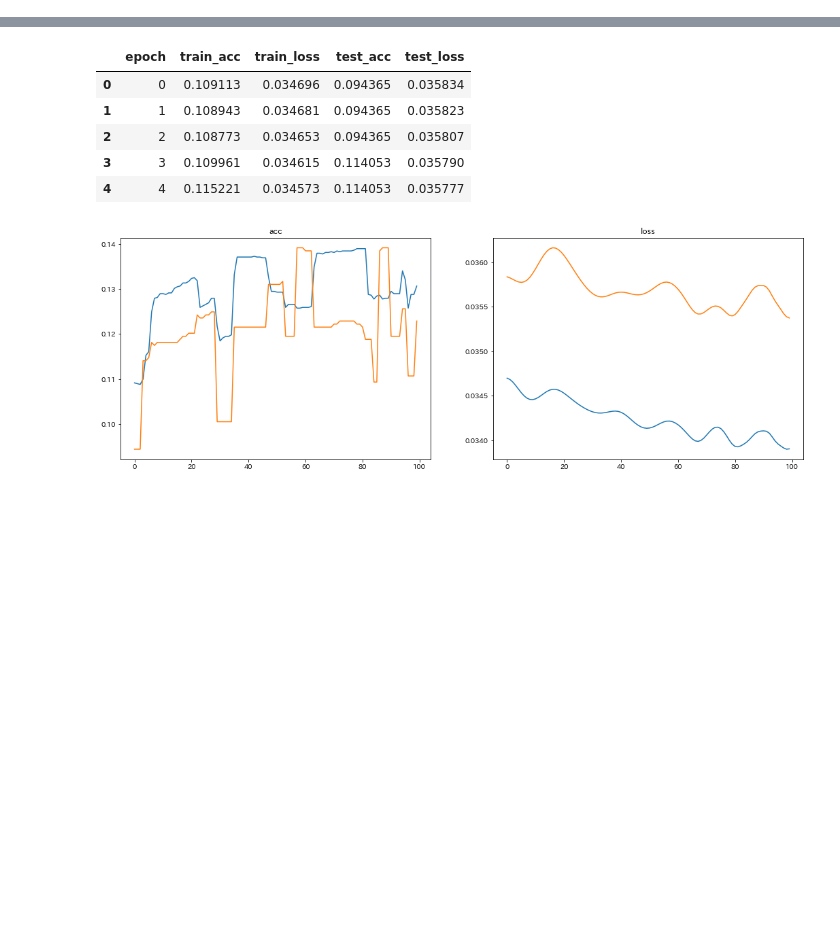
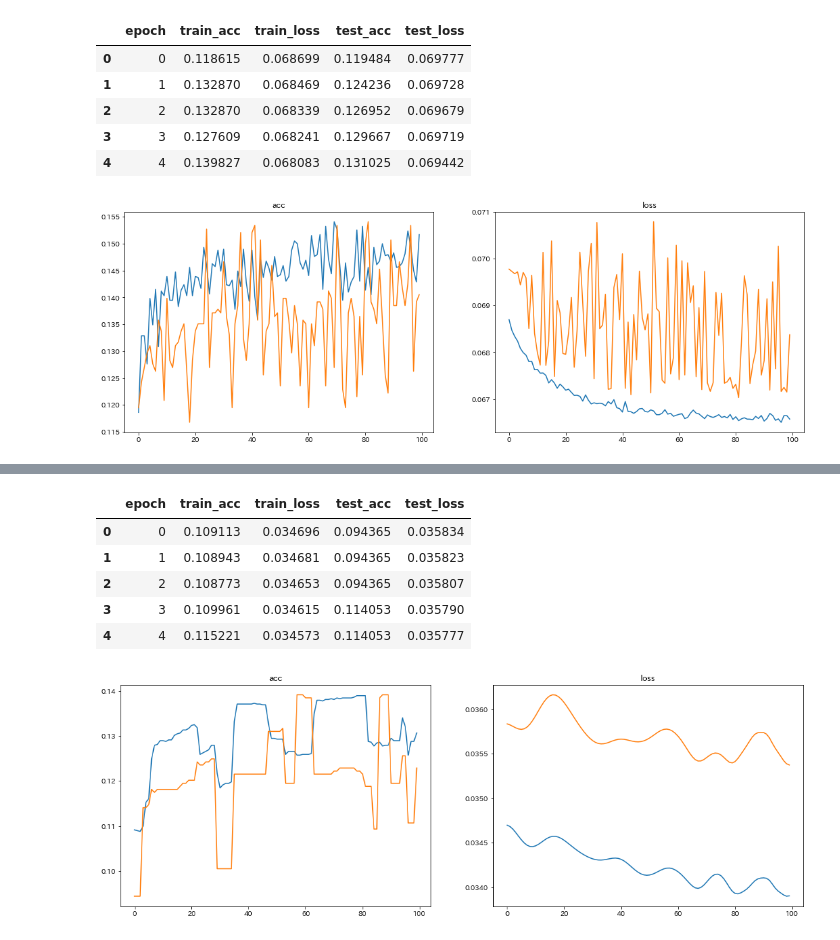
Before and after one commit to miorgash/livedoor, a Jupyter notebook: notebook/adhoc/eval.ipynb, the cells around one changed output, grey strips where cells are left out. Saved outputs shown, nothing was run; the diff lists cells and outputs as text; code cells hidden in the pictures; blank space fills up the shorter version.

```diff
--- a/notebook/adhoc/eval.ipynb
+++ b/notebook/adhoc/eval.ipynb
@@ -40,0 +30,25 @@ plt.show()
+# %%
+df = pd.read_csv('../../log/emb=random&edim=300&model=lstm&hdim=100&batchsize=032&optim=sgd&lr=0.10000&mo=0.9&epochs= 100&shuffle=True.csv')
+display(df.head())
+fig = plt.figure(figsize=(18, 6))
+
+# accuracy
+ax1 = fig.add_subplot(1, 2, 1)
+ax1.plot(df['epoch'], df['train_acc'])
+ax1.plot(df['epoch'], df['test_acc'])
+ax1.set_title('acc')
+
+# loss
+ax2 = fig.add_subplot(1, 2, 2)
+ax2.plot(df['epoch'], df['train_loss'])
+ax2.plot(df['epoch'], df['test_loss'])
+ax2.set_title('loss')
+plt.show()
+# %% [output]
+|  | epoch | train_acc | train_loss | test_acc | test_loss |
+| 0 | 0 | 0.118615 | 0.068699 | 0.119484 | 0.069777 |
+| 1 | 1 | 0.132870 | 0.068469 | 0.124236 | 0.069728 |
+| 2 | 2 | 0.132870 | 0.068339 | 0.126952 | 0.069679 |
+| 3 | 3 | 0.127609 | 0.068241 | 0.129667 | 0.069719 |
+| 4 | 4 | 0.139827 | 0.068083 | 0.131025 | 0.069442 |
+[figure, added]
```
Also changed, not shown: parts of 16 cells of this notebook, 4 other files.
